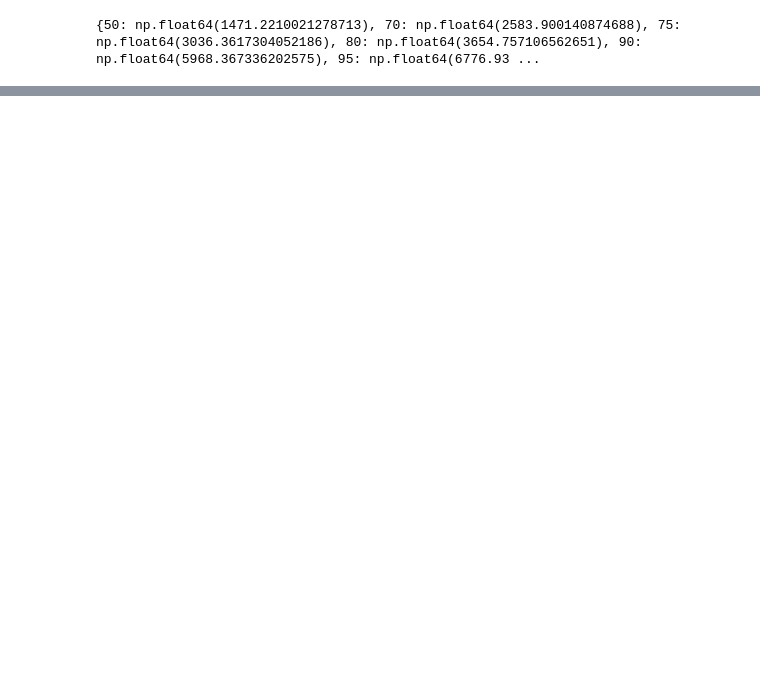
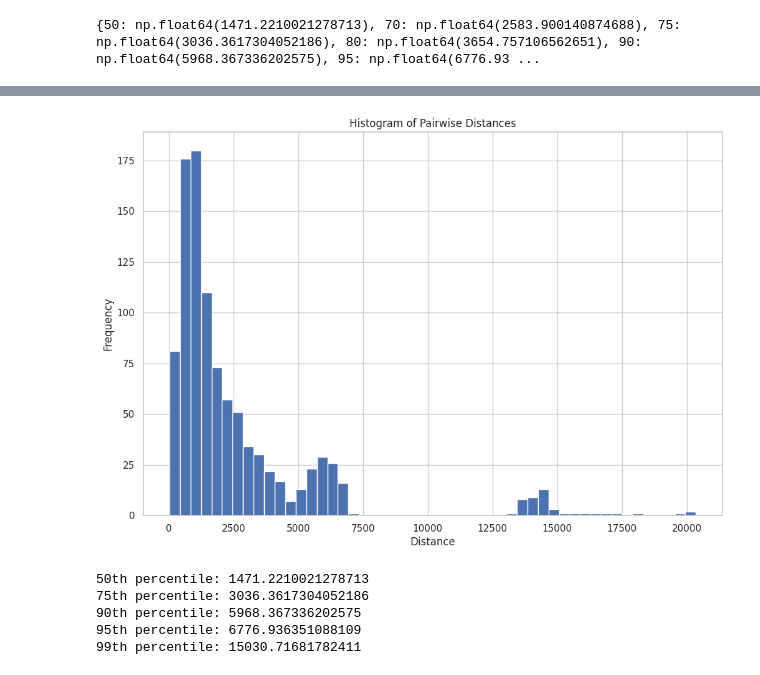
Before and after one commit to Clemens85/runningdinner-functions, a Jupyter notebook: packages/optimization/playground.ipynb, the cells around one changed output, grey strips where cells are left out. Cells and saved outputs as stored; diff of their text form; code cells hidden in the pictures; blank space fills up the shorter version.

```diff
--- a/packages/optimization/playground.ipynb
+++ b/packages/optimization/playground.ipynb
@@ -97,0 +76,9 @@ Cluster 4: 9 Elemente, maximale Distanz: 6848.95
+# %%
+vis.plot_distance_threshold()
+# %% [output]
+[figure, added]
+50th percentile: 1471.2210021278713
+75th percentile: 3036.3617304052186
+90th percentile: 5968.367336202575
+95th percentile: 6776.936351088109
+99th percentile: 15030.71681782411
```
Also changed, not shown: parts of 6 cells of this notebook, 10 other files.
